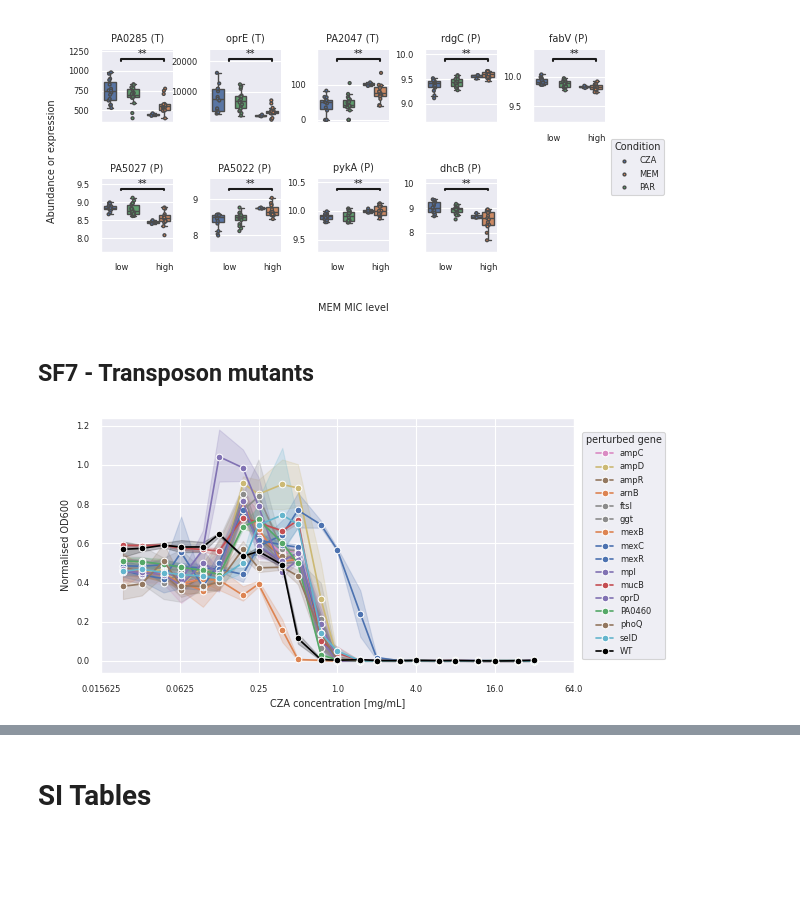
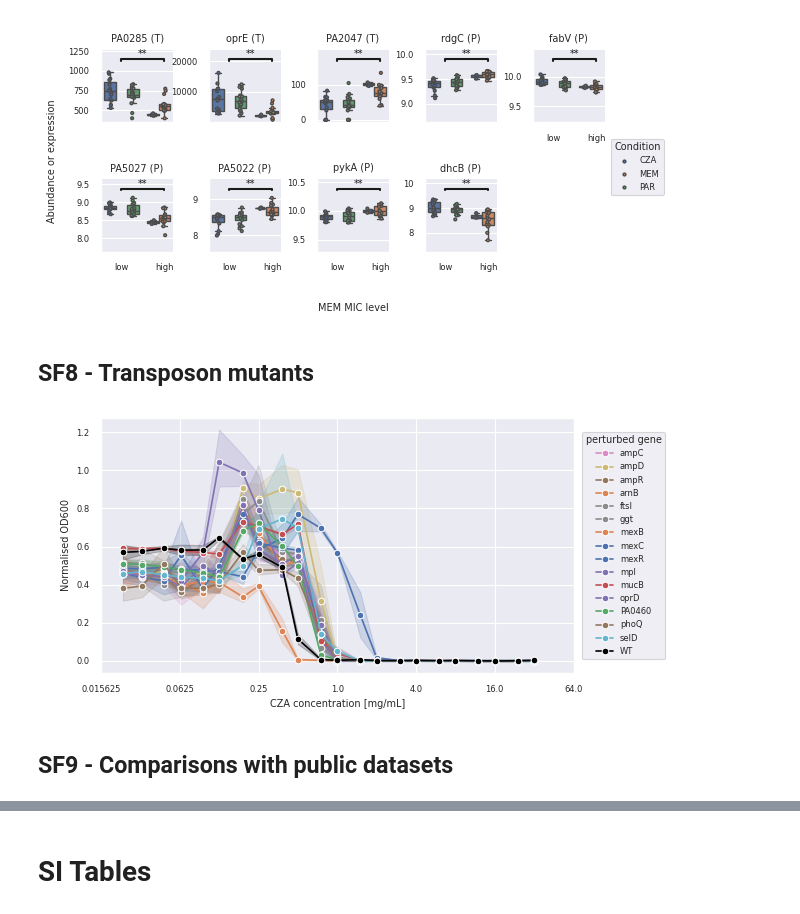
Before and after one commit to zimmmermann-kogadeeva-group/PseudomonasAntibioticsResistance, a Jupyter notebook: main.ipynb, the cells around one changed output, grey strips where cells are left out. Cells and saved outputs as stored; diff of their text form; code cells hidden in the pictures; blank space fills up the shorter version.

```diff
--- a/main.ipynb
+++ b/main.ipynb
@@ -2321,7 +2539,7 @@ savefig(g, "si_plsda_boxplots_mem")
 # %% [output]
 [figure]
 # %% [markdown]
-## SF7 - Transposon mutants
+## SF8 - Transposon mutants
 # %%
 def get_colors(data, col="gene_id", exception="WT"):
     vals = data.get(col).unique()
@@ -2347,32 +2565,34 @@ df_transposon_long = (
 fig, ax = plt.subplots(figsize=(6.3, 3))
 fig.subplots_adjust(left=0.1, right=0.85, bottom=0.12, top=0.97)
 sns.lineplot(
     df_transposon_long
     .query(
         "(gene_id in @new_heatmap_genes or gene_name == 'WT') and "
         "mic == 'CZA'"
     )
     .query("conc not in ('MHB-Blank', 'untreated')")
     .sort_values(by="gene_name", ascending=True, key=lambda col: col.str.lower())
     .rename(columns={"gene_name": "perturbed gene"}),
     x="conc",
     y="norm_od",
     hue="perturbed gene",
     # style="gene_name",
     # markers=True,
     marker="o",
     palette=get_colors(df_transposon_long, "gene_name")
 )
 xticks = 2.0**np.arange(-6, 8, 2)
 ax.set_xscale("log", base=2)
 ax.set(
     xlabel="CZA concentration [mg/mL]",
     ylabel="Normalised OD600",
     xticks=xticks,
     xticklabels=xticks
 )
 
 sns.move_legend(ax, loc="center left", bbox_to_anchor=(1.01, 0.5))
-savefig(fig, "si_transposon_mic")
+savefig(fig, "si_figure_8")
 # %% [output]
-[figure, old version]
+[figure, new version]
+# %% [markdown]
+## SF9 - Comparisons with public datasets
```
Also changed, not shown: parts of 59 cells of this notebook, 17 other files.
